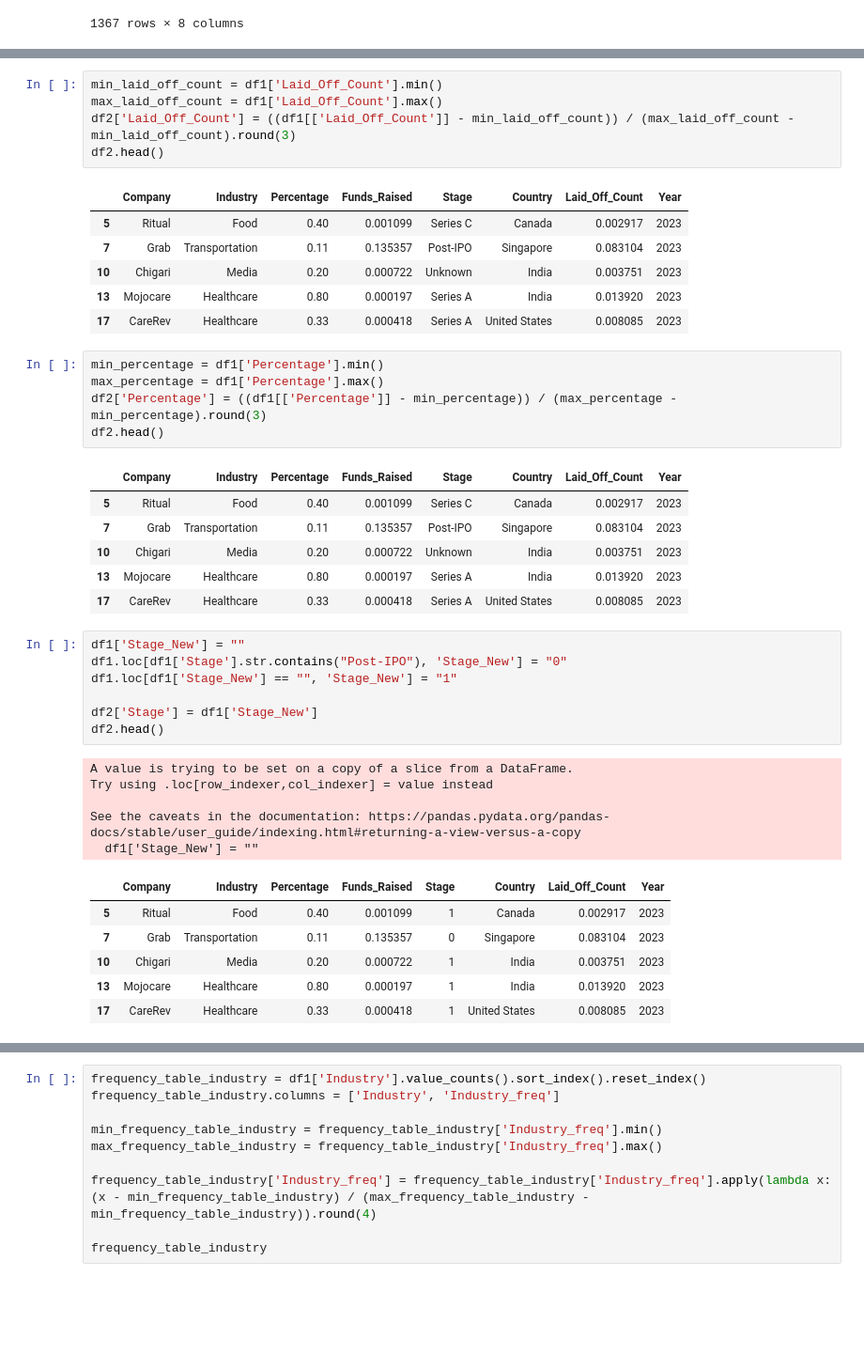
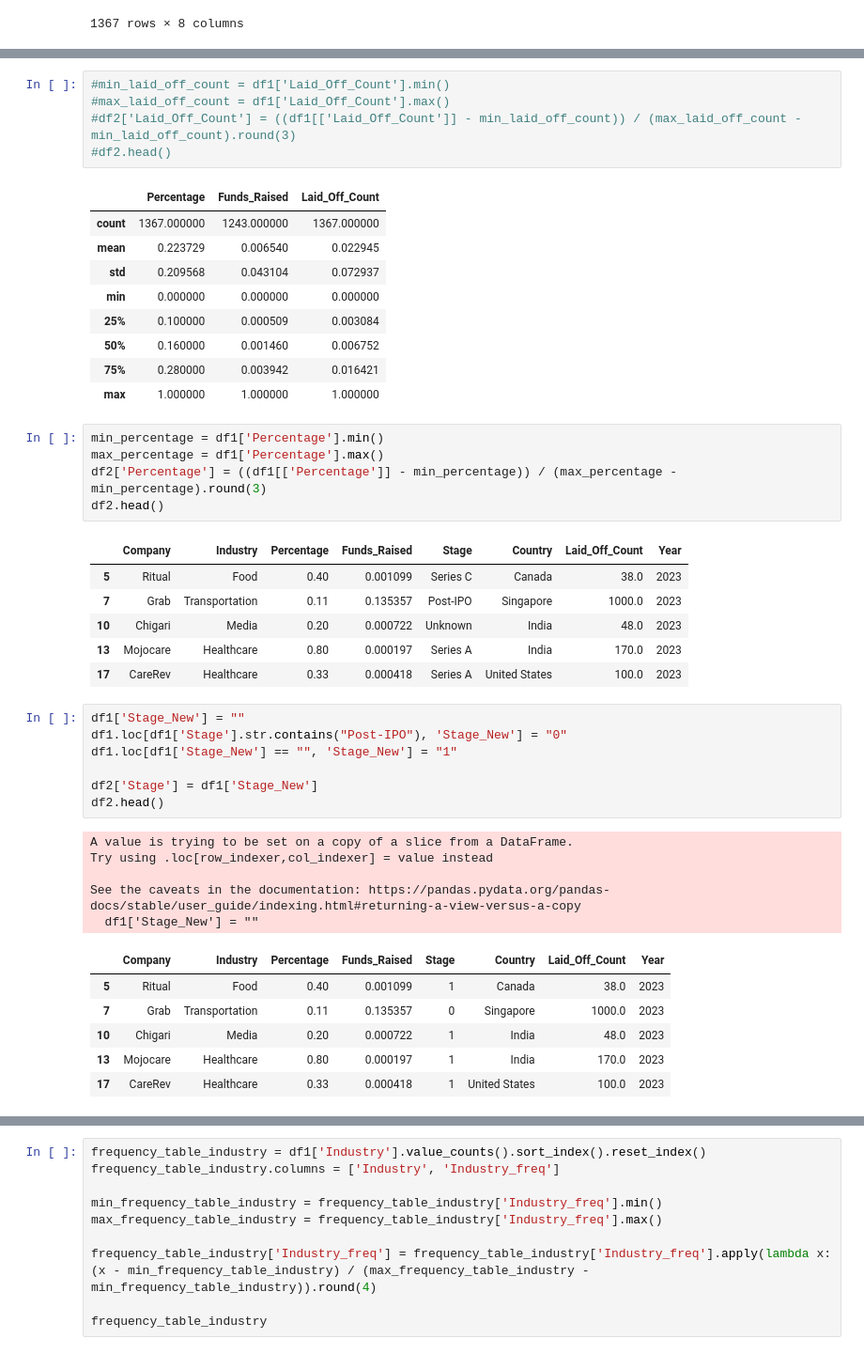
Before and after one commit to haduycattuong/DataMining-LayoffsDataset, a Jupyter notebook: Layoffs.ipynb, the cells around one changed output, grey strips where cells are left out. Shown: that part at 94% size. Saved outputs shown, nothing was run; the diff lists cells and outputs as text; blank space fills up the shorter version.

```diff
--- a/Layoffs.ipynb
+++ b/Layoffs.ipynb
@@ -126,15 +129,18 @@ df2.head()
 # %%
-min_laid_off_count = df1['Laid_Off_Count'].min()
-max_laid_off_count = df1['Laid_Off_Count'].max()
-df2['Laid_Off_Count'] = ((df1[['Laid_Off_Count']] - min_laid_off_count)) / (max_laid_off_count - min_laid_off_count).round(3)
-df2.head()
+#min_laid_off_count = df1['Laid_Off_Count'].min()
+#max_laid_off_count = df1['Laid_Off_Count'].max()
+#df2['Laid_Off_Count'] = ((df1[['Laid_Off_Count']] - min_laid_off_count)) / (max_laid_off_count - min_laid_off_count).round(3)
+#df2.head()
 # %% [output]
-|  | Company | Industry | Percentage | Funds_Raised | Stage | Country | Laid_Off_Count | Year |
-| 5 | Ritual | Food | 0.40 | 0.001099 | Series C | Canada | 0.002917 | 2023 |
-| 7 | Grab | Transportation | 0.11 | 0.135357 | Post-IPO | Singapore | 0.083104 | 2023 |
-| 10 | Chigari | Media | 0.20 | 0.000722 | Unknown | India | 0.003751 | 2023 |
-| 13 | Mojocare | Healthcare | 0.80 | 0.000197 | Series A | India | 0.013920 | 2023 |
-| 17 | CareRev | Healthcare | 0.33 | 0.000418 | Series A | United States | 0.008085 | 2023 |
+|  | Percentage | Funds_Raised | Laid_Off_Count |
+| count | 1367.000000 | 1243.000000 | 1367.000000 |
+| mean | 0.223729 | 0.006540 | 0.022945 |
+| std | 0.209568 | 0.043104 | 0.072937 |
+| min | 0.000000 | 0.000000 | 0.000000 |
+| 25% | 0.100000 | 0.000509 | 0.003084 |
+| 50% | 0.160000 | 0.001460 | 0.006752 |
+| 75% | 0.280000 | 0.003942 | 0.016421 |
+| max | 1.000000 | 1.000000 | 1.000000 |
 # %%
 min_percentage = df1['Percentage'].min()
 max_percentage = df1['Percentage'].max()
@@ -142,11 +148,11 @@ df2['Percentage'] = ((df1[['Percentage']] - min_percentage)) / (max_percentage -
 df2.head()
 # %% [output]
 |  | Company | Industry | Percentage | Funds_Raised | Stage | Country | Laid_Off_Count | Year |
-| 5 | Ritual | Food | 0.40 | 0.001099 | Series C | Canada | 0.002917 | 2023 |
-| 7 | Grab | Transportation | 0.11 | 0.135357 | Post-IPO | Singapore | 0.083104 | 2023 |
-| 10 | Chigari | Media | 0.20 | 0.000722 | Unknown | India | 0.003751 | 2023 |
-| 13 | Mojocare | Healthcare | 0.80 | 0.000197 | Series A | India | 0.013920 | 2023 |
-| 17 | CareRev | Healthcare | 0.33 | 0.000418 | Series A | United States | 0.008085 | 2023 |
+| 5 | Ritual | Food | 0.40 | 0.001099 | Series C | Canada | 38.0 | 2023 |
+| 7 | Grab | Transportation | 0.11 | 0.135357 | Post-IPO | Singapore | 1000.0 | 2023 |
+| 10 | Chigari | Media | 0.20 | 0.000722 | Unknown | India | 48.0 | 2023 |
+| 13 | Mojocare | Healthcare | 0.80 | 0.000197 | Series A | India | 170.0 | 2023 |
+| 17 | CareRev | Healthcare | 0.33 | 0.000418 | Series A | United States | 100.0 | 2023 |
 # %%
 df1['Stage_New'] = ""
 df1.loc[df1['Stage'].str.contains("Post-IPO"), 'Stage_New'] = "0"
@@ -161,11 +167,11 @@ Try using .loc[row_indexer,col_indexer] = value instead
 See the caveats in the documentation: https://pandas.pydata.org/pandas-docs/stable/user_guide/indexing.html#returning-a-view-versus-a-copy
   df1['Stage_New'] = ""
 |  | Company | Industry | Percentage | Funds_Raised | Stage | Country | Laid_Off_Count | Year |
-| 5 | Ritual | Food | 0.40 | 0.001099 | 1 | Canada | 0.002917 | 2023 |
-| 7 | Grab | Transportation | 0.11 | 0.135357 | 0 | Singapore | 0.083104 | 2023 |
-| 10 | Chigari | Media | 0.20 | 0.000722 | 1 | India | 0.003751 | 2023 |
-| 13 | Mojocare | Healthcare | 0.80 | 0.000197 | 1 | India | 0.013920 | 2023 |
-| 17 | CareRev | Healthcare | 0.33 | 0.000418 | 1 | United States | 0.008085 | 2023 |
+| 5 | Ritual | Food | 0.40 | 0.001099 | 1 | Canada | 38.0 | 2023 |
+| 7 | Grab | Transportation | 0.11 | 0.135357 | 0 | Singapore | 1000.0 | 2023 |
+| 10 | Chigari | Media | 0.20 | 0.000722 | 1 | India | 48.0 | 2023 |
+| 13 | Mojocare | Healthcare | 0.80 | 0.000197 | 1 | India | 170.0 | 2023 |
+| 17 | CareRev | Healthcare | 0.33 | 0.000418 | 1 | United States | 100.0 | 2023 |
 # %%
 df1['Country_New'] = ""
 df1.loc[df1['Country'].str.contains("United States"), 'Country_New'] = "0"
```
Also changed, not shown: parts of 24 cells of this notebook.
